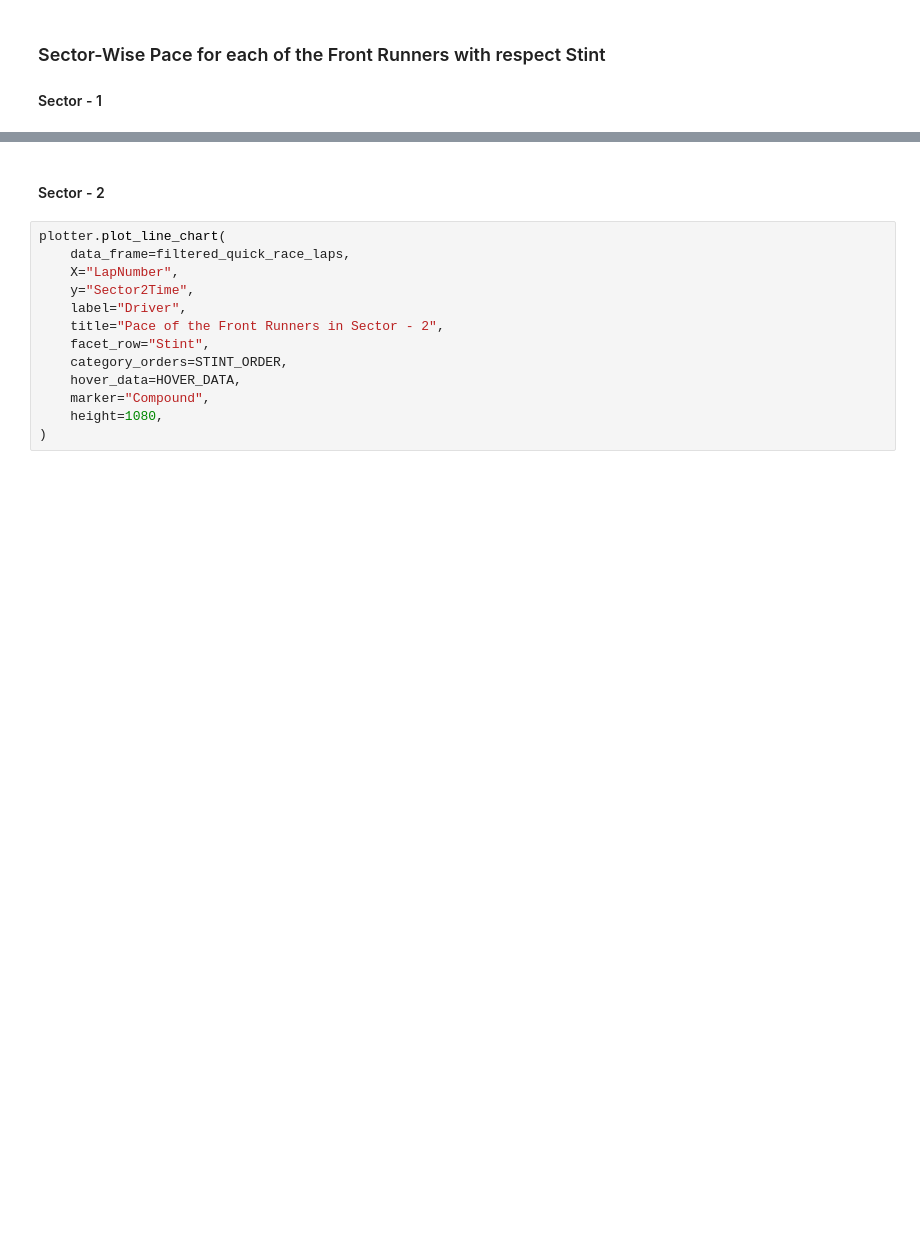
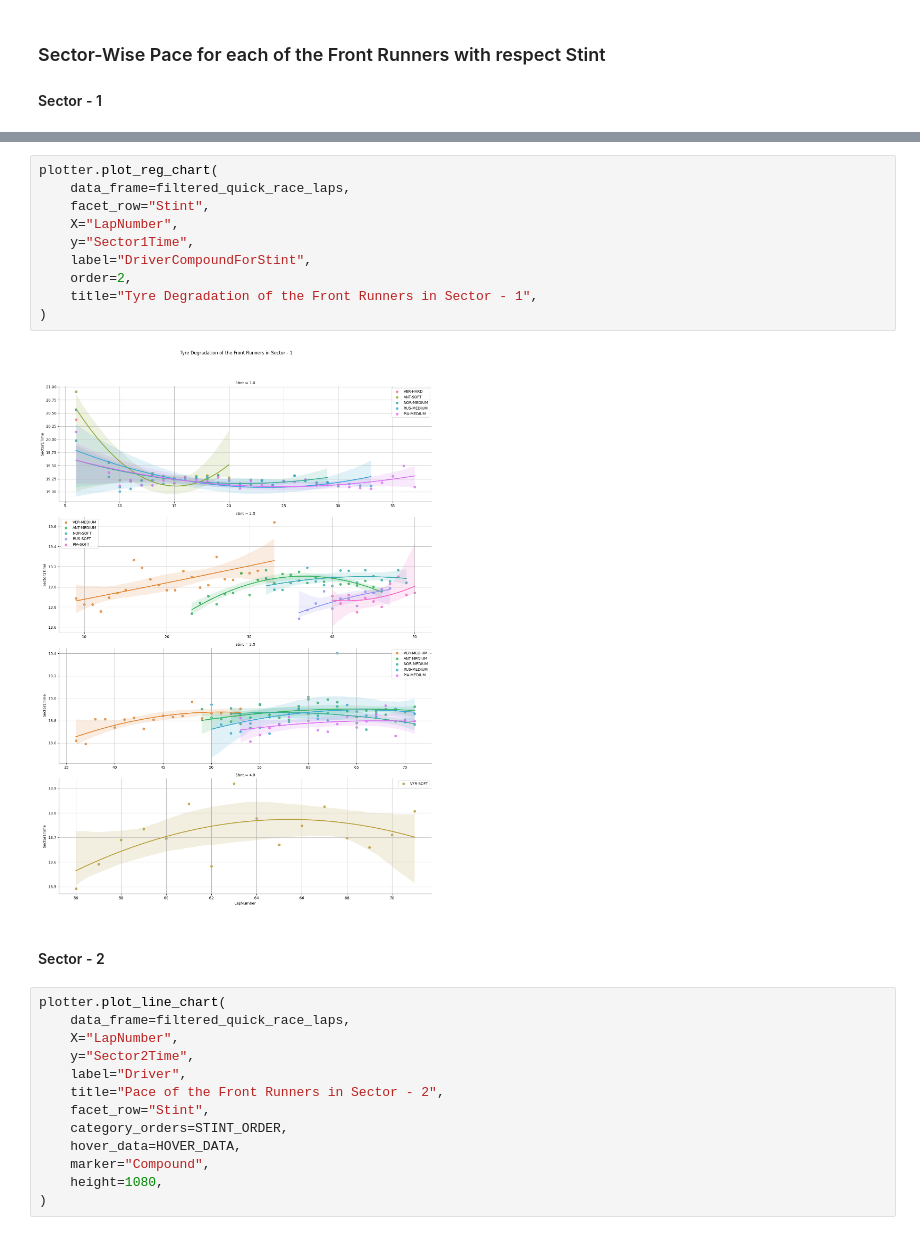
Before and after one commit to anilhimam17/Racing-all-Along, a Jupyter notebook: F1/notebooks/brazil_2025.ipynb, the cells around one changed output, grey strips where cells are left out. Cells and saved outputs as stored; diff of their text form; blank space fills up the shorter version.

```diff
--- a/F1/notebooks/brazil_2025.ipynb
+++ b/F1/notebooks/brazil_2025.ipynb
@@ -358,6 +560,18 @@ plotter.plot_line_chart(
 )
 # %% [output]
 [interactive output not drawn]
+# %%
+plotter.plot_reg_chart(
+    data_frame=filtered_quick_race_laps,
+    facet_row="Stint",
+    X="LapNumber",
+    y="Sector1Time",
+    label="DriverCompoundForStint",
+    order=2,
+    title="Tyre Degradation of the Front Runners in Sector - 1",
+)
+# %% [output]
+[figure, added]
 # %% [markdown]
 #### Sector - 2
 # %%
```
Also changed, not shown: parts of 16 cells of this notebook.
